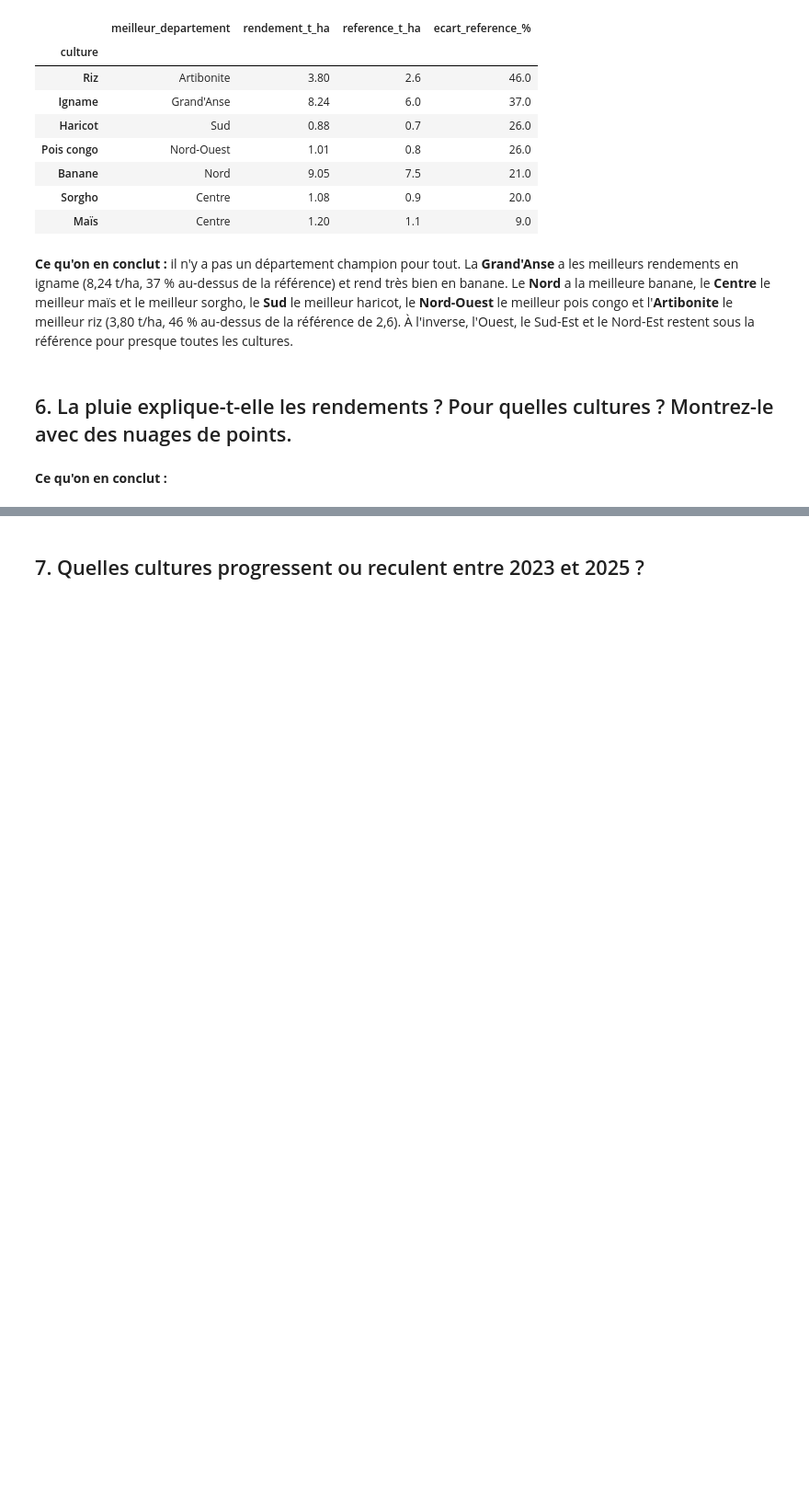
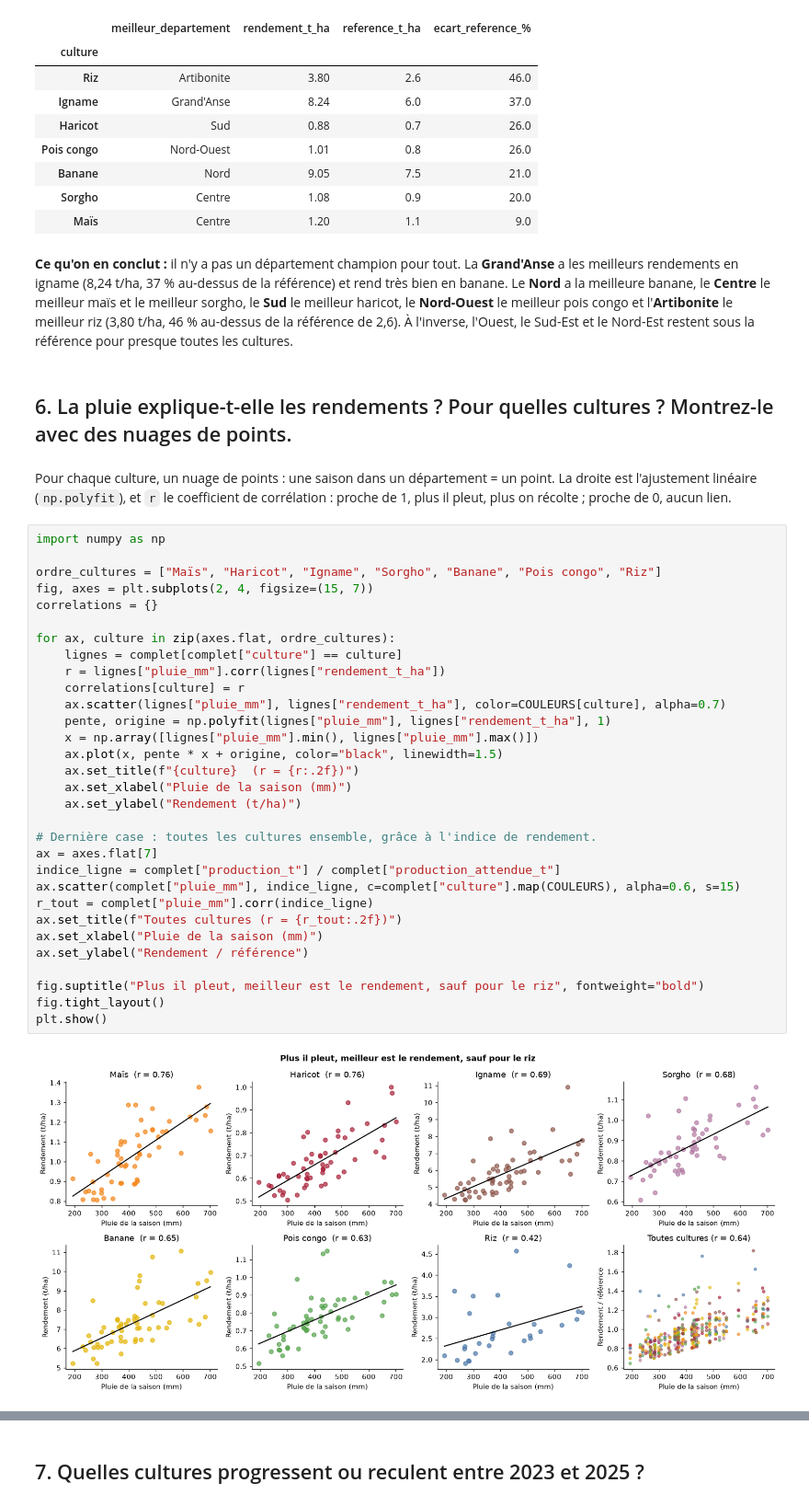
Before and after one commit to josilwilensky8-rgb/projet-data-recoltes, a Jupyter notebook: exploration.ipynb, the cells around one changed output, grey strips where cells are left out. Shown at 92% size. Cells and saved outputs as stored; diff of their text form; blank space fills up the shorter version.

Commit message:
feat(notebook): question 3, lien entre pluie et rendement

```diff
--- a/exploration.ipynb
+++ b/exploration.ipynb
@@ -394,5 +394,38 @@ meilleurs.sort_values("ecart_reference_%", ascending=False)
 **Ce qu'on en conclut :** il n'y a pas un département champion pour tout. La **Grand'Anse** a les meilleurs rendements en igname (8,24 t/ha, 37 % au-dessus de la référence) et rend très bien en banane. Le **Nord** a la meilleure banane, le **Centre** le meilleur maïs et le meilleur sorgho, le **Sud** le meilleur haricot, le **Nord-Ouest** le meilleur pois congo et l'**Artibonite** le meilleur riz (3,80 t/ha, 46 % au-dessus de la référence de 2,6). À l'inverse, l'Ouest, le Sud-Est et le Nord-Est restent sous la référence pour presque toutes les cultures.
 # %% [markdown]
 ## 6. La pluie explique-t-elle les rendements ? Pour quelles cultures ? Montrez-le avec des nuages de points.
-# %% [markdown]
-**Ce qu'on en conclut :**
+# %% [markdown]
+Pour chaque culture, un nuage de points : une saison dans un département = un point. La droite est l'ajustement linéaire (`np.polyfit`), et `r` le coefficient de corrélation : proche de 1, plus il pleut, plus on récolte ; proche de 0, aucun lien.
+# %%
+import numpy as np
+
+ordre_cultures = ["Maïs", "Haricot", "Igname", "Sorgho", "Banane", "Pois congo", "Riz"]
+fig, axes = plt.subplots(2, 4, figsize=(15, 7))
+correlations = {}
+
+for ax, culture in zip(axes.flat, ordre_cultures):
+    lignes = complet[complet["culture"] == culture]
+    r = lignes["pluie_mm"].corr(lignes["rendement_t_ha"])
+    correlations[culture] = r
+    ax.scatter(lignes["pluie_mm"], lignes["rendement_t_ha"], color=COULEURS[culture], alpha=0.7)
+    pente, origine = np.polyfit(lignes["pluie_mm"], lignes["rendement_t_ha"], 1)
+    x = np.array([lignes["pluie_mm"].min(), lignes["pluie_mm"].max()])
+    ax.plot(x, pente * x + origine, color="black", linewidth=1.5)
+    ax.set_title(f"{culture}  (r = {r:.2f})")
+    ax.set_xlabel("Pluie de la saison (mm)")
+    ax.set_ylabel("Rendement (t/ha)")
+
+# Dernière case : toutes les cultures ensemble, grâce à l'indice de rendement.
+ax = axes.flat[7]
+indice_ligne = complet["production_t"] / complet["production_attendue_t"]
+ax.scatter(complet["pluie_mm"], indice_ligne, c=complet["culture"].map(COULEURS), alpha=0.6, s=15)
+r_tout = complet["pluie_mm"].corr(indice_ligne)
+ax.set_title(f"Toutes cultures (r = {r_tout:.2f})")
+ax.set_xlabel("Pluie de la saison (mm)")
+ax.set_ylabel("Rendement / référence")
+
+fig.suptitle("Plus il pleut, meilleur est le rendement, sauf pour le riz", fontweight="bold")
+fig.tight_layout()
+plt.show()
+# %% [output]
+[figure, added]
```
Also changed, not shown: parts of 8 cells of this notebook.
